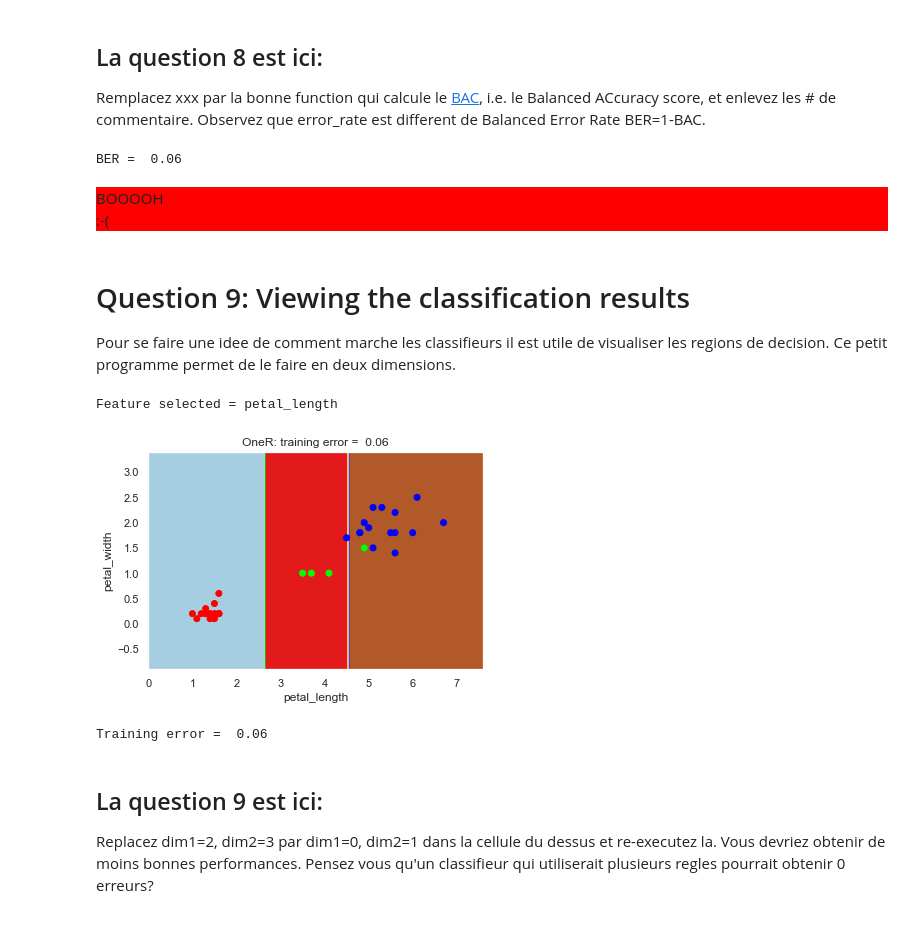
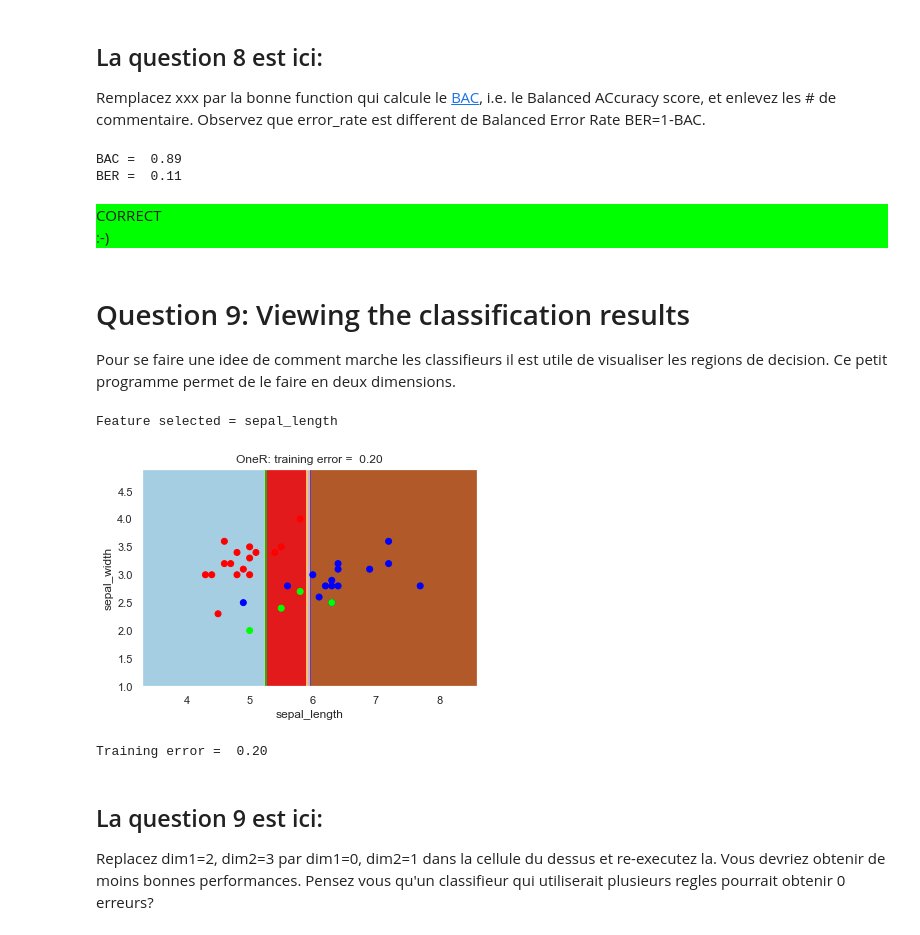
Before and after one commit to Petru-Florin-Cislaru/info232, a Jupyter notebook: TP1/README.ipynb, the cells around one changed output. Saved outputs shown, nothing was run; the diff lists cells and outputs as text; code cells hidden in the pictures.

```diff
--- a/TP1/README.ipynb
+++ b/TP1/README.ipynb
@@ -331,17 +345,18 @@ Ideal error rate (for comparison)=  0.00
 Remplacez xxx par la bonne function qui calcule le <a href="https://scikit-learn.org/stable/modules/generated/sklearn.metrics.balanced_accuracy_score.html#sklearn.metrics.balanced_accuracy_score">BAC</a>, i.e. le Balanced ACcuracy score, et enlevez les # de commentaire. Observez que error_rate est different de Balanced Error Rate BER=1-BAC.
 # %%
 BER = errate
-#from sklearn.metrics import xxx
-#BAC = xxx(Y, Yhat)
-#print('BAC = %5.2f' % BAC)
-#BER = 1 - BAC
+from sklearn.metrics import balanced_accuracy_score
+BAC = balanced_accuracy_score(Y, Yhat)
+print('BAC = %5.2f' % BAC)
+BER = 1 - BAC
 print('BER = %5.2f' % BER)
 question = 8
 score += check(BER, question)
 # %% [output]
-BER =  0.06
+BAC =  0.89
+BER =  0.11
-BOOOOH
-:-(
+CORRECT
+:-)
 # %% [markdown]
 # Question 9: Viewing the classification results
 Pour se faire une idee de comment marche les classifieurs il est utile de visualiser les regions de decision. Ce petit programme permet de le faire en deux dimensions.
@@ -393,13 +408,13 @@ def ClfScatter(clf, X, Y, F, dim1=0, dim2=1, title=''):
     plt.show()
     return clf.predict(X2)
 # %%
-Yhat = ClfScatter(my_model, X, Y, feature_names, dim1=2, dim2=3, title='OneR')
+Yhat = ClfScatter(my_model, X, Y, feature_names, dim1=0, dim2=1, title='OneR')
 errate = error_rate(Y, Yhat)
 print('Training error = %5.2f' % errate)
 # %% [output]
-Feature selected = petal_length
+Feature selected = sepal_length
-[figure, old version]
+[figure, new version]
-Training error =  0.06
+Training error =  0.20
 # %% [markdown]
 ## La question 9 est ici:
 Replacez dim1=2, dim2=3 par dim1=0, dim2=1 dans la cellule du dessus et re-executez la. Vous devriez obtenir de moins bonnes performances. Pensez vous qu'un classifieur qui utiliserait plusieurs regles pourrait obtenir 0 erreurs?
```
Also changed, not shown: parts of 17 cells of this notebook.
